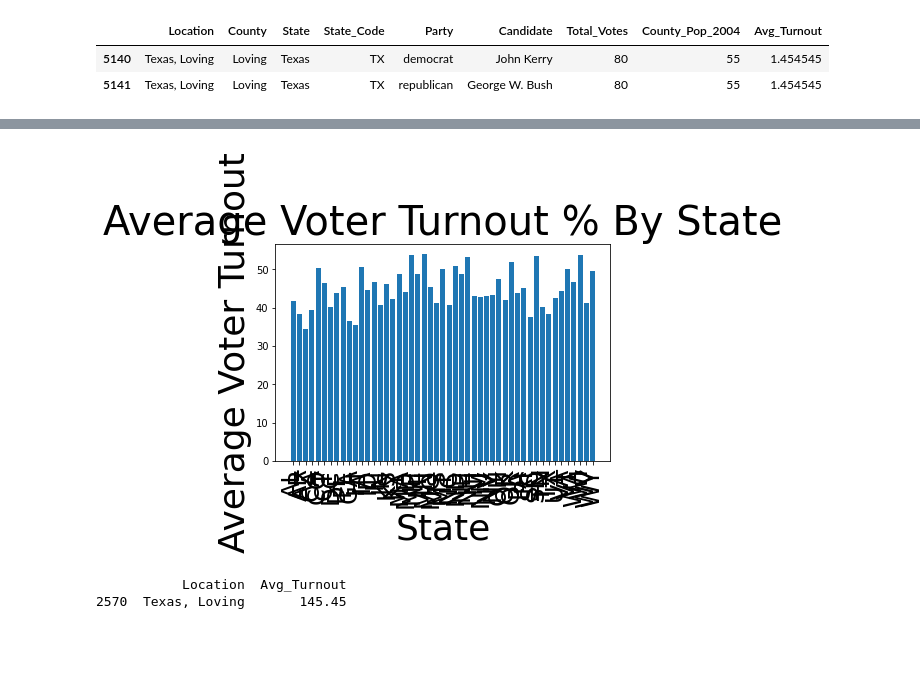
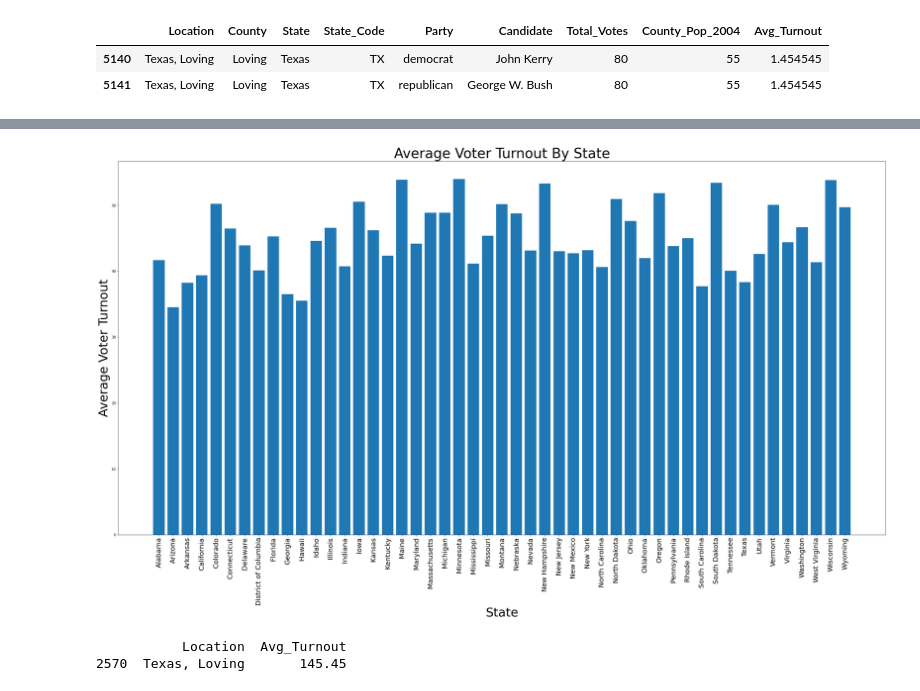
Before and after one commit to jennylynnramz/project1, a Jupyter notebook: Resources/Analysis Files/2004/Analysis_2004.ipynb, the cells around one changed output, grey strips where cells are left out. Saved outputs shown, nothing was run; the diff lists cells and outputs as text; code cells hidden in the pictures; blank space fills up the shorter version.

```diff
--- a/Resources/Analysis Files/2004/Analysis_2004.ipynb
+++ b/Resources/Analysis Files/2004/Analysis_2004.ipynb
@@ -78,8 +68,8 @@ texas_error_fix
 | 5141 | Texas, Loving | Loving | Texas | TX | republican | George W. Bush | 80 | 55 | 1.454545 |
 # %%
 # 1. What is the overall average voter turnout for 2004 per (((state))), and per county
-State_Avg_Turnout = round((analysis_data_2004.groupby('State_Code')['Avg_Turnout'].mean() * 100), 2)
+State_Avg_Turnout = round((analysis_data_2004.groupby('State')['Avg_Turnout'].mean() * 100), 2)
 
 State_Avg_Voter_Turnout = pd.DataFrame(State_Avg_Turnout)
 State_Avg_Voter_Turnout_1 = State_Avg_Voter_Turnout.reset_index()
-State_Avg_Voter_Turnout_1
+#State_Avg_Voter_Turnout_1
@@ -104,18 +76,19 @@ State_Avg_Voter_Turnout_1
 # %%
 #Bar Graph
 
 Avg_Turnout = State_Avg_Voter_Turnout_1["Avg_Turnout"]
-State =  State_Avg_Voter_Turnout_1["State_Code"]
+State =  State_Avg_Voter_Turnout_1["State"]
 plt.bar(State, Avg_Turnout)
-plt.title('Average Voter Turnout % By State', fontsize=40)
+plt.title('Average Voter Turnout By State', fontsize=40)
 plt.xlabel('State', fontsize=36)
 plt.ylabel('Average Voter Turnout', fontsize=36)
-plt.xticks(rotation=90, fontsize=24)
-plt.rcParams["figure.figsize"] = [40, 20]
-
+plt.xticks(rotation=90, fontsize=20)
+#plt.rcParams["figure.figsize"] = [40, 20]
+#plt.figure(figsize=(20,10))
+plt.savefig("State_Avg_Voters_2004.png", dpi=25)
 plt.show()
 # %% [output]
-[figure, old version]
+[figure, new version]
 # %%
 # 1. What is the overall average voter turnout for 2004 per state, and per (((county)))
 County_Avg_Turnout = round((analysis_data_2004.groupby('Location')['Avg_Turnout'].mean() * 100), 2)
```
Also changed, not shown: parts of 21 cells of this notebook, 20 other files.
